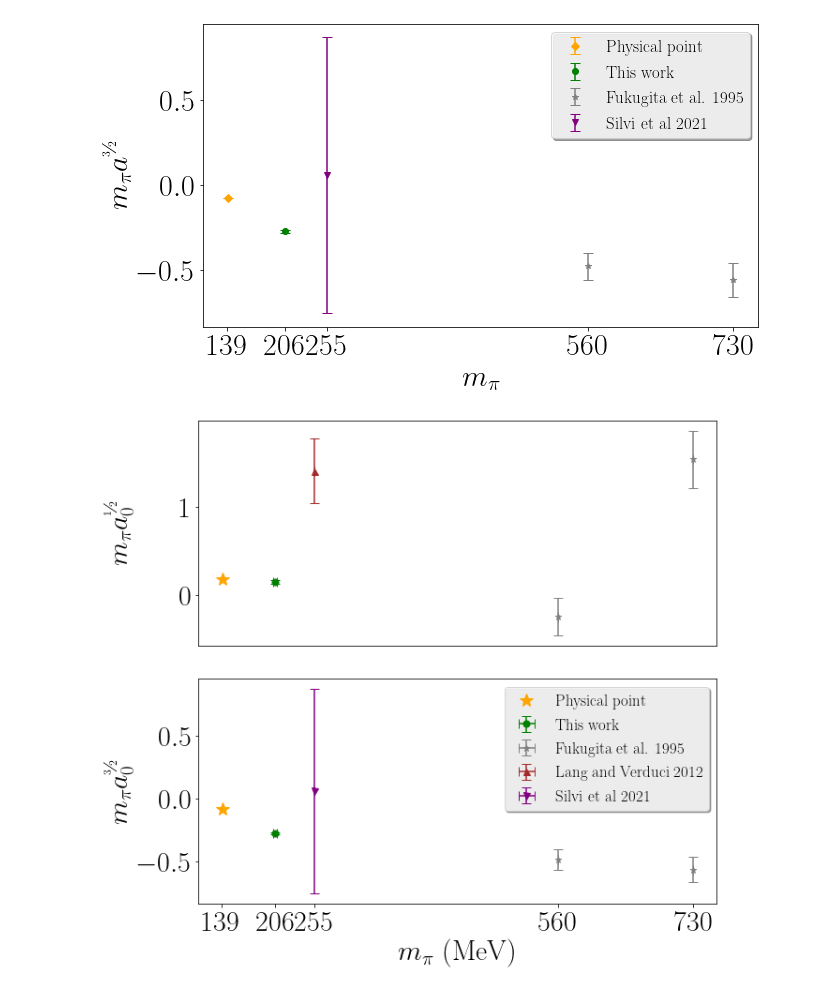
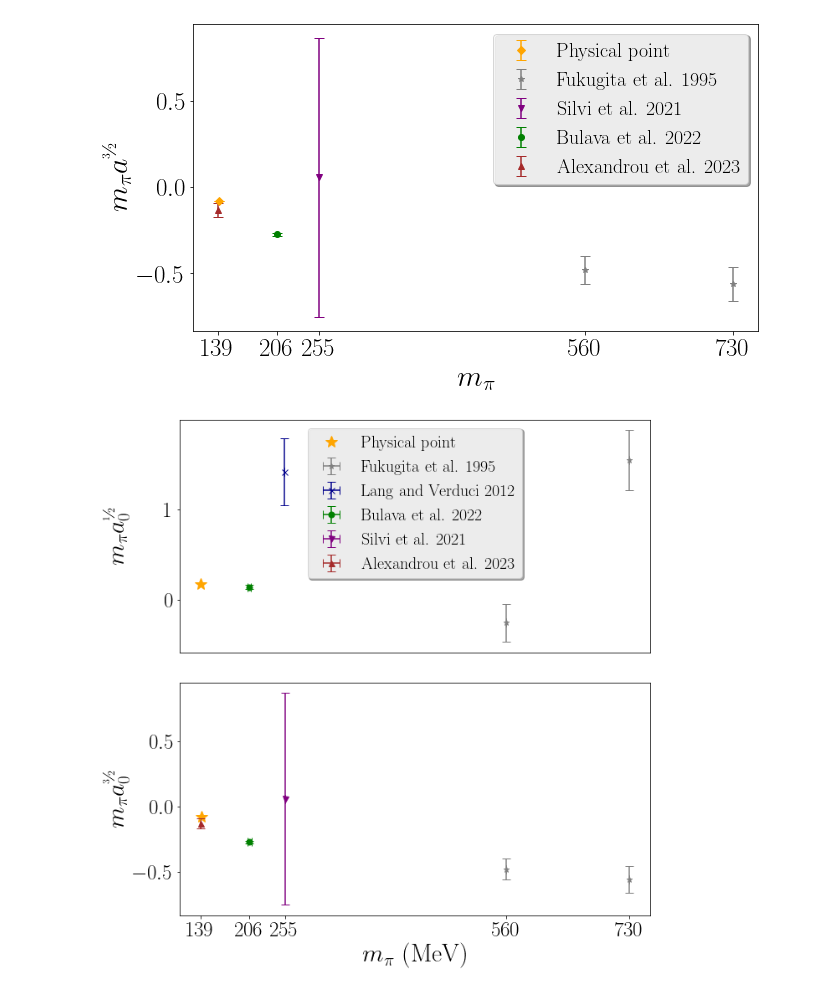
Before and after one commit to xinucode/sigmond_python_plots, a Jupyter notebook: scat_length/scat_lengh_plot-basic.ipynb, the cells around one changed output. Drawn from its saved outputs; the diff is of its cells as text; code cells hidden in the pictures.

```diff
--- a/scat_length/scat_lengh_plot-basic.ipynb
+++ b/scat_length/scat_lengh_plot-basic.ipynb
@@ -28,15 +28,6 @@ mus[label] = [139.5704/939.5654133,0.0]
 mpia12[label] = [0.1788, 0.0] #0.0038]
 mpia32[label] = [-0.0775, 0.0] #0.0035]
 setting_index[label] = 2
-
-label = "This work"
-                #val #err
-mpis[label] = [206.3,2.5]
-mpi_fpis[label] = [2.208,0.007]
-mus[label] = [0.211,0.0]
-mpia12[label] = [0.142,0.022]
-mpia32[label] = [-0.2735,0.0081]
-setting_index[label] = 0
 
 # label = "Hoferichtera et al. 2016"
 # mpis[label] = []
@@ -57,15 +48,29 @@ mpis[label] = [255, 0.0]
 # mus[label] = [0.5080/1.080,0.0,0.3663/0.926,0.0]
 mpia12[label] = [1.41,0.37]
 # mpia32[label] = [-0.56,0.10,-0.48,0.08]
-setting_index[label] = 4
+setting_index[label] = 6
 
-label = "Silvi et al 2021" #https://arxiv.org/abs/2101.00689
+label = "Silvi et al. 2021" #https://arxiv.org/abs/2101.00689
 mpis[label] = [255, 0.0]
 # mpi_fpis[label] = [5.03468781, 0.0, 4.4026, 0.0]
 # mus[label] = [0.5080/1.080,0.0,0.3663/0.926,0.0]
 # mpia12[label] = [1.41,0.37]
 mpia32[label] = [0.057,0.81]
 setting_index[label] = 3
+
+label = "Bulava et al. 2022"
+                #val #err
+mpis[label] = [206.3,2.5]
+mpi_fpis[label] = [2.208,0.007]
+mus[label] = [0.211,0.0]
+mpia12[label] = [0.142,0.022]
+mpia32[label] = [-0.2735,0.0081]
+setting_index[label] = 0
+
+label = "Alexandrou et al. 2023" #https://arxiv.org/abs/2307.12846
+mpis[label] = [139, 0.0]
+mpia32[label] = [-0.13,0.04]
+setting_index[label] = 4
 # %%
 mpis
 # %% [output]
@@ -149,11 +155,11 @@ plt.ylabel(r"$m_\pi a^{\textup{\sfrac{3}{2}}}$") #,rotation="horizontal")
 plt.tight_layout()
 plt.savefig("mpi32a.pdf")
 # %% [output]
-[figure, old version]
+[figure, new version]
 # %%
 f = plt.figure()
 f.set_figwidth(10)
-f.set_figheight(9)
+f.set_figheight(10)
 
 plt.subplot(2, 1, 1)
 
@@ -188,31 +194,33 @@ plt.subplot(2, 1, 2)
 for key in mpis.keys():
     if key in mpia32.keys():
         for i in range(0,len(mpis[key]),2):
             this_marker = settings.markers[setting_index[key]]
             this_marker_size = 7
             if key=="Physical point":
                 this_marker = '*'
                 this_marker_size = 15
 
             this_label = None
             if not i:
                 this_label = key
                 if mpia32[key][i+1]:
                     all_handles[key] = plt.errorbar(x=mpis[key][i],y=mpia32[key][i],xerr=mpis[key][i+1],yerr=mpia32[key][i+1],color=settings.colors[setting_index[key]], marker=this_marker, linewidth=0.0, label=this_label, elinewidth=1.5,capsize=5,markersize=this_marker_size)
                 else:
                     all_handles[key], = plt.plot(mpis[key][i],mpia32[key][i],color=settings.colors[setting_index[key]], marker=this_marker, linewidth=0.0, label=this_label,markersize=this_marker_size)
             else:
                 if mpia32[key][i+1]:
                     plt.errorbar(x=mpis[key][i],y=mpia32[key][i],xerr=mpis[key][i+1],yerr=mpia32[key][i+1],color=settings.colors[setting_index[key]], marker=this_marker, linewidth=0.0, label=this_label, elinewidth=1.5,capsize=5,markersize=this_marker_size)
                 else:
                     plt.plot(mpis[key][i],mpia32[key][i],color=settings.colors[setting_index[key]], marker=this_marker, linewidth=0.0, label=this_label,markersize=this_marker_size)
 
+plt.subplot(2, 1, 1)
 plt.legend(handles=all_handles.values())
+plt.subplot(2, 1, 2)
 plt.ylabel(r"$m_\pi a^{\textup{\sfrac{3}{2}}}_0$") #,rotation="horizontal")
 plt.xticks(ticks=list(set(mpislist)))
 plt.xlabel(r"$m_\pi$ (MeV)")
 f.align_ylabels()
 plt.tight_layout()
 plt.savefig("scat_lengths.pdf")
 # %% [output]
-[figure, old version]
+[figure, new version]
```
Also changed, not shown: parts of 2 cells of this notebook, 6 other files.
